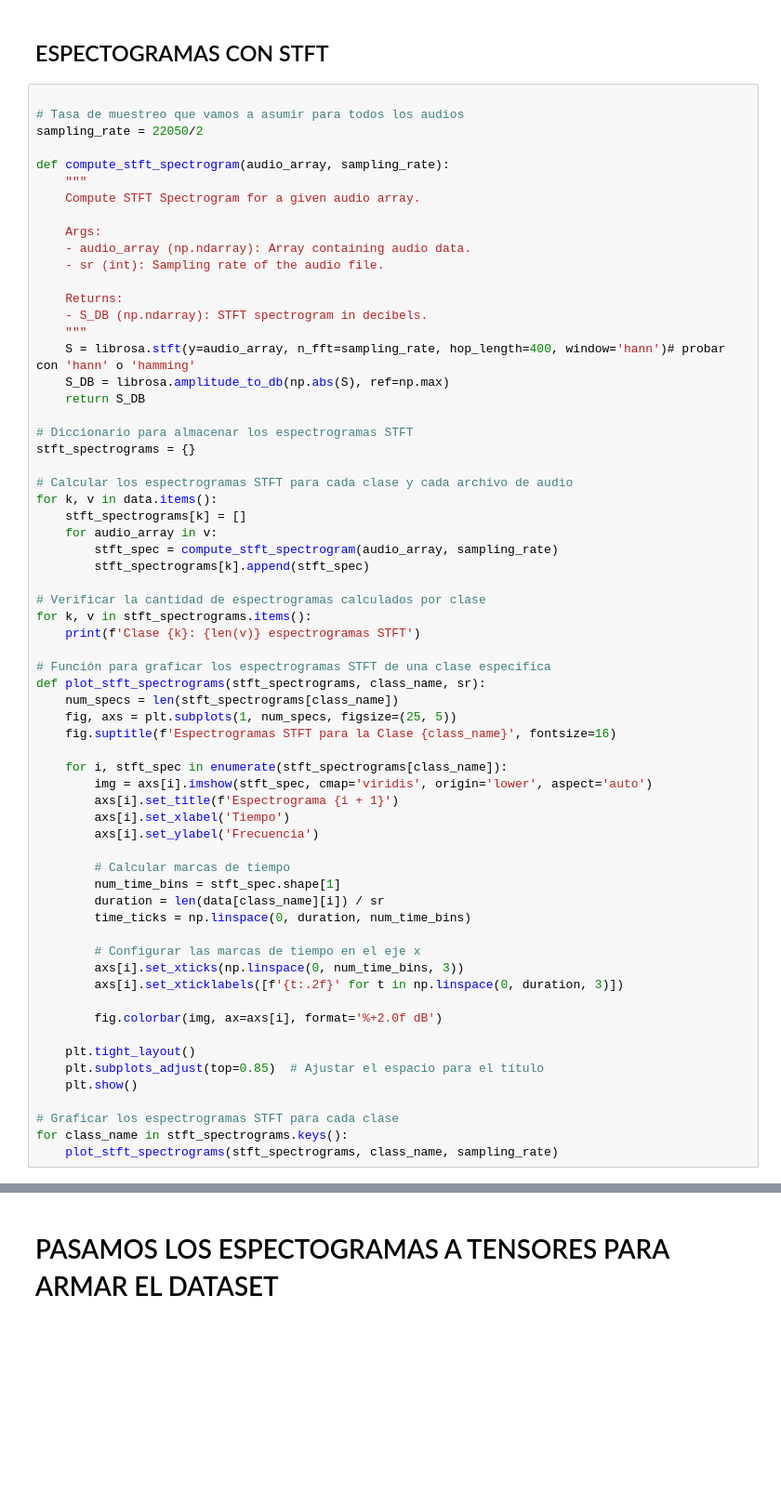
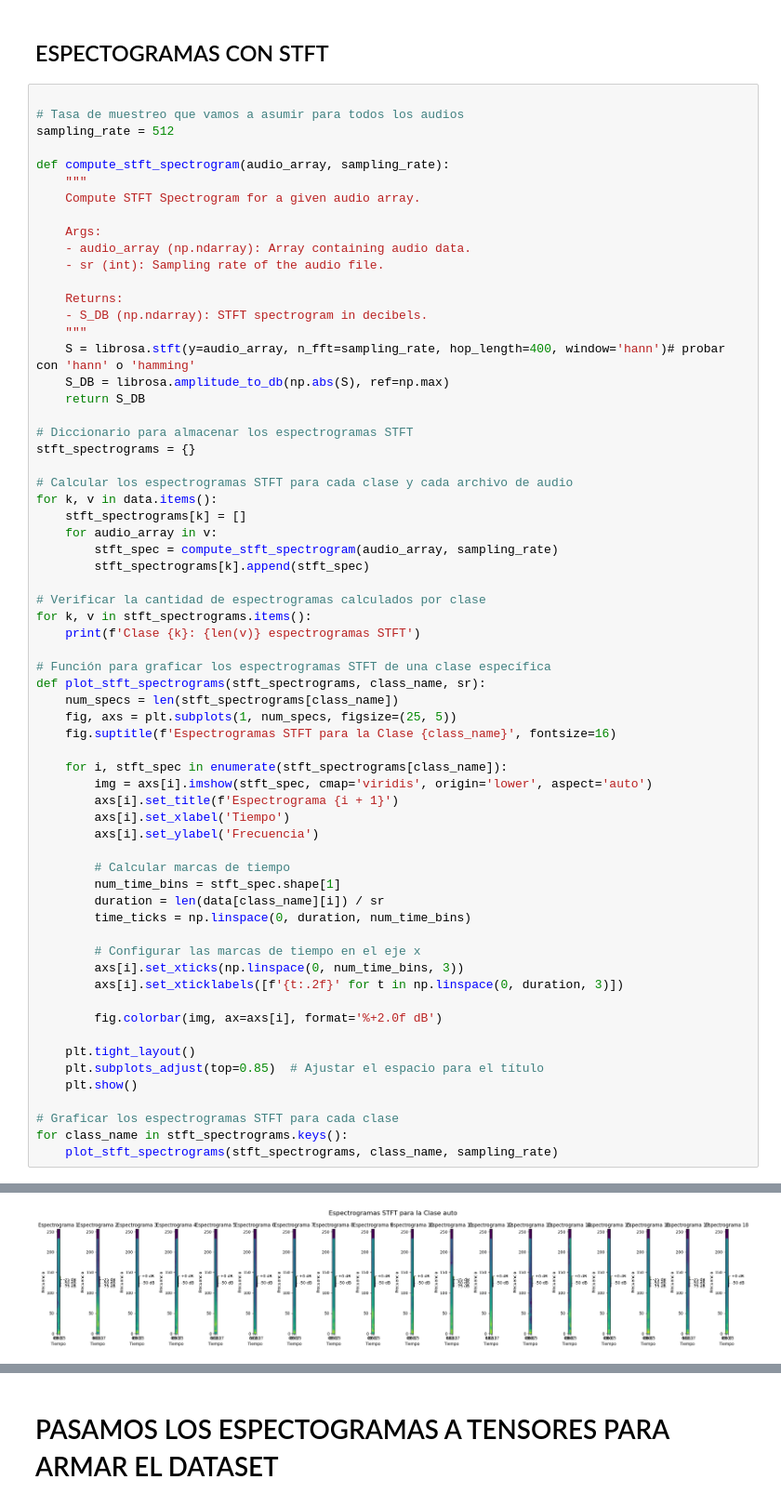
Before and after one commit to maxi2321/MAXIABDALA, a Jupyter notebook: series_temporales_maxi/trabajo_final/codigo/final7.0.ipynb, the cells around one changed output, grey strips where cells are left out. Shown at 93% size. Saved outputs shown, nothing was run; the diff lists cells and outputs as text; blank space fills up the shorter version.

```diff
--- a/series_temporales_maxi/trabajo_final/codigo/final7.0.ipynb
+++ b/series_temporales_maxi/trabajo_final/codigo/final7.0.ipynb
@@ -51,7 +54,7 @@ for k in data.keys():
 # %%
 
 # Tasa de muestreo que vamos a asumir para todos los audios
-sampling_rate = 22050/2
+sampling_rate = 512
 
 def compute_stft_spectrogram(audio_array, sampling_rate):
     """
@@ -112,3 +115,4 @@ def plot_stft_spectrograms(stft_spectrograms, class_name, sr):
 # Graficar los espectrogramas STFT para cada clase
 for class_name in stft_spectrograms.keys():
     plot_stft_spectrograms(stft_spectrograms, class_name, sampling_rate)
+# %% [output]
@@ -114,0 +123 @@ for class_name in stft_spectrograms.keys():
+[figure, added]
```
Also changed, not shown: parts of 13 cells of this notebook, 27 other files.
